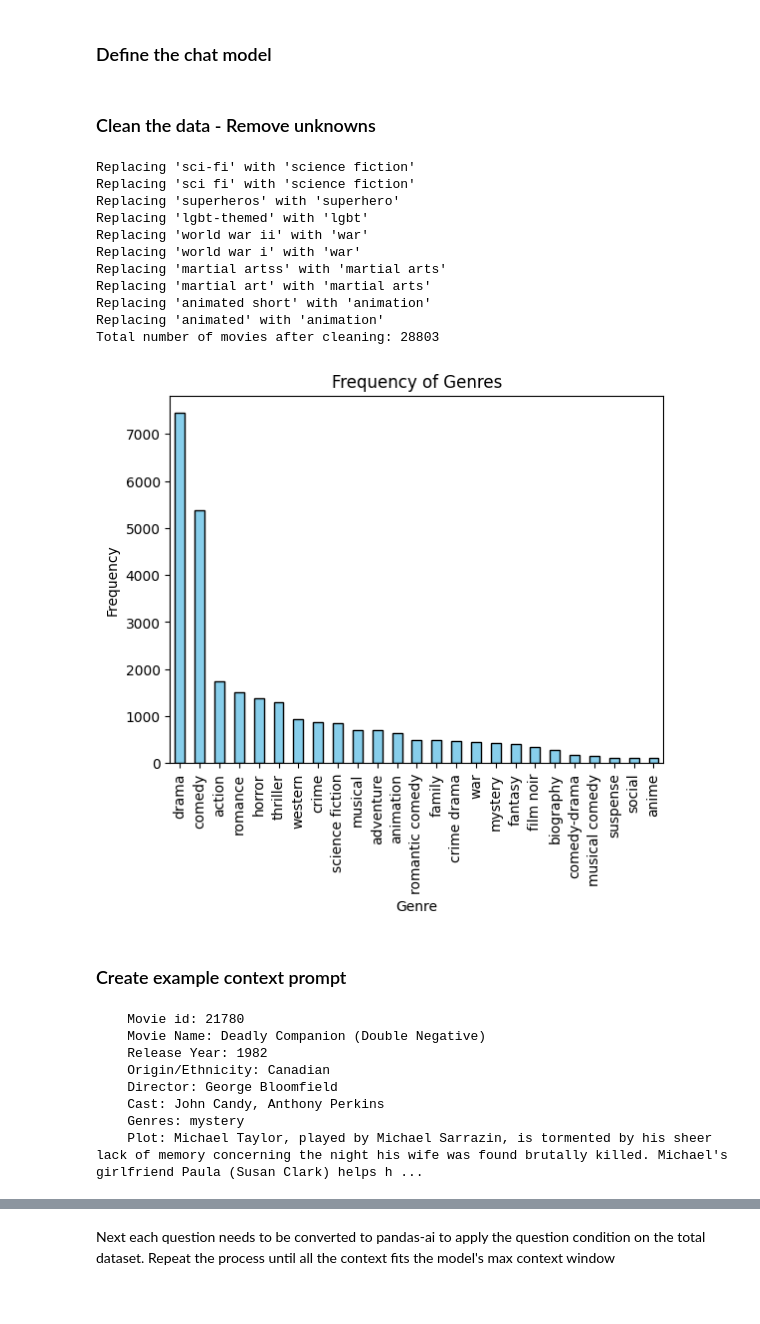
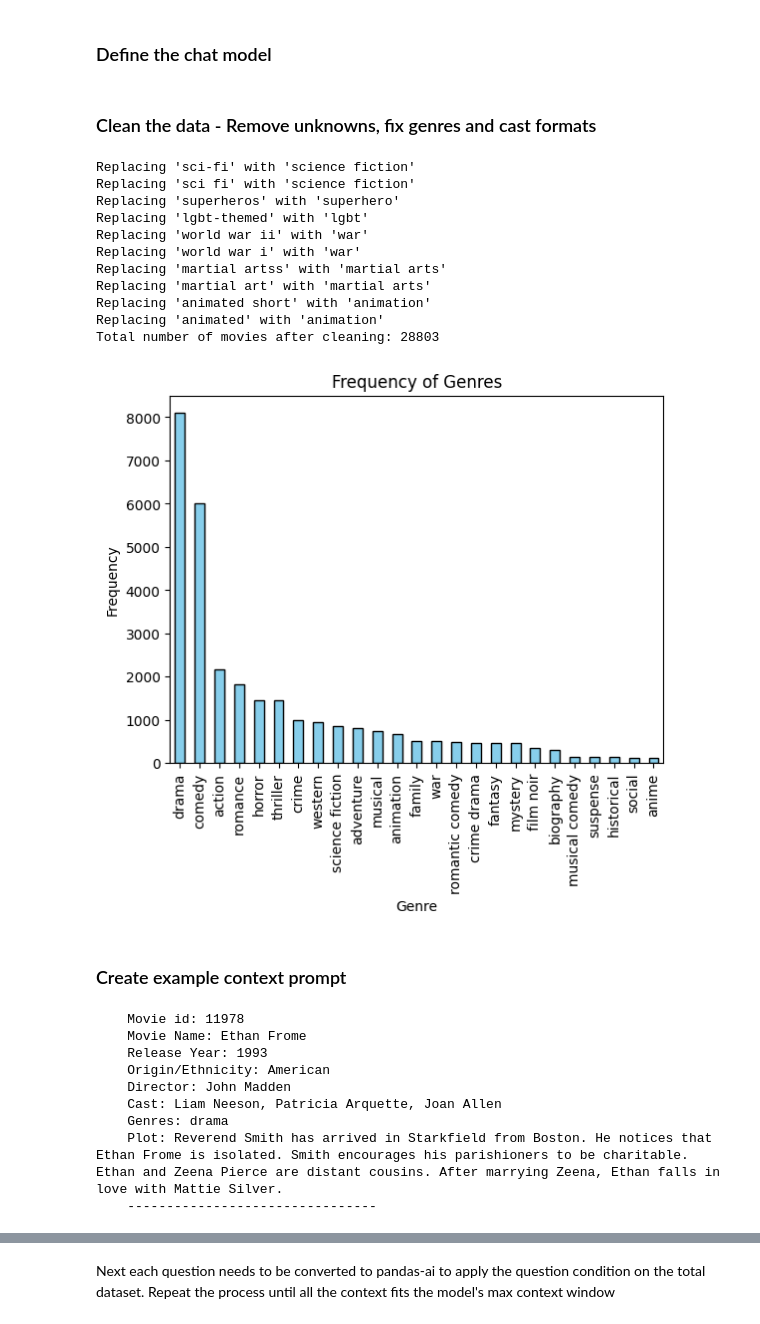
Before and after one commit to lizozom/kaggle-gemini-long-context, a Jupyter notebook: game.ipynb, the cells around one changed output, grey strips where cells are left out. Saved outputs shown, nothing was run; the diff lists cells and outputs as text; code cells hidden in the pictures.

Commit message:
cleanup

```diff
--- a/game.ipynb
+++ b/game.ipynb
@@ -174,4 +148,4 @@ chat_session = model.start_chat(
   ]
 )
 # %% [markdown]
-### Clean the data - Remove unknowns
+### Clean the data - Remove unknowns, fix genres and cast formats
@@ -213,36 +178,36 @@ for term in GENRE_TERM_MAPPING:
     print(f"Replacing '{term}' with '{GENRE_TERM_MAPPING[term]}'")
     df['Genre_clean'] = df['Genre_clean'].str.replace(term, GENRE_TERM_MAPPING[term])
 
-# for sep in SEPARATORS:
-#     df['Genre_clean'] = df['Genre_clean'].str.replace(sep, ", ", regex=False)
+for sep in SEPARATORS:
+    df['Genre_clean'] = df['Genre_clean'].str.replace(sep, ", ", regex=False)
 
 all_genres = df['Genre_clean'].str.split(', ').apply(lambda x: [item.strip() for item in x]).explode()
 print(f"Total number of movies after cleaning: {len(df)}")
 
 # Count occurrences of each genre
 genre_counts = all_genres.value_counts().head(25)
 
 # print(genre_counts)
 
 # Plot bar chart
 genre_counts.plot.bar(color='skyblue', edgecolor='black', title="Frequency of Genres")
 plt.xlabel("Genre")
 plt.ylabel("Frequency")
 plt.xticks(rotation=90)  # Rotate labels for better visibility
 plt.show()
 # %% [output]
 Replacing 'sci-fi' with 'science fiction'
 Replacing 'sci fi' with 'science fiction'
 Replacing 'superheros' with 'superhero'
 Replacing 'lgbt-themed' with 'lgbt'
 Replacing 'world war ii' with 'war'
 Replacing 'world war i' with 'war'
 Replacing 'martial artss' with 'martial arts'
 Replacing 'martial art' with 'martial arts'
 Replacing 'animated short' with 'animation'
 Replacing 'animated' with 'animation'
 Total number of movies after cleaning: 28803
-[figure, old version]
+[figure, new version]
 # %%
 
 df['Cast_clean'] = df['Cast']
@@ -270,11 +235,13 @@ for idx, line in subset_movies.iterrows():
 
 print(context_prompt[:500])
 # %% [output]
-    Movie id: 21780
-    Movie Name: Deadly Companion (Double Negative)
-    Release Year: 1982
-    Origin/Ethnicity: Canadian
-    Director: George Bloomfield
-    Cast: John Candy, Anthony Perkins
-    Genres: mystery
-    Plot: Michael Taylor, played by Michael Sarrazin, is tormented by his sheer lack of memory concerning the night his wife was found brutally killed. Michael's girlfriend Paula (Susan Clark) helps h ...
+    Movie id: 11978
+    Movie Name: Ethan Frome
+    Release Year: 1993
+    Origin/Ethnicity: American
+    Director: John Madden
+    Cast: Liam Neeson, Patricia Arquette, Joan Allen
+    Genres: drama
+    Plot: Reverend Smith has arrived in Starkfield from Boston. He notices that Ethan Frome is isolated. Smith encourages his parishioners to be charitable.
+Ethan and Zeena Pierce are distant cousins. After marrying Zeena, Ethan falls in love with Mattie Silver.
+    --------------------------------
```
Also changed, not shown: parts of 10 cells of this notebook.
